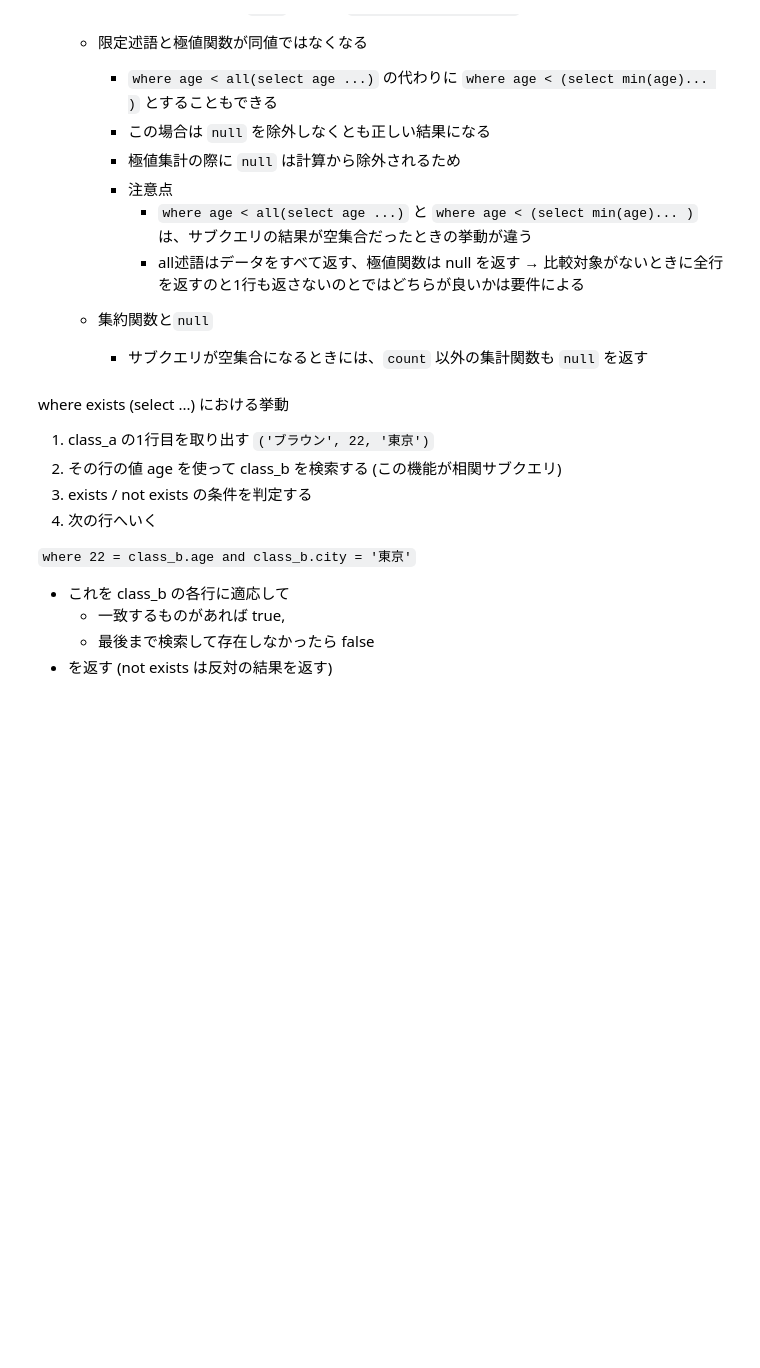
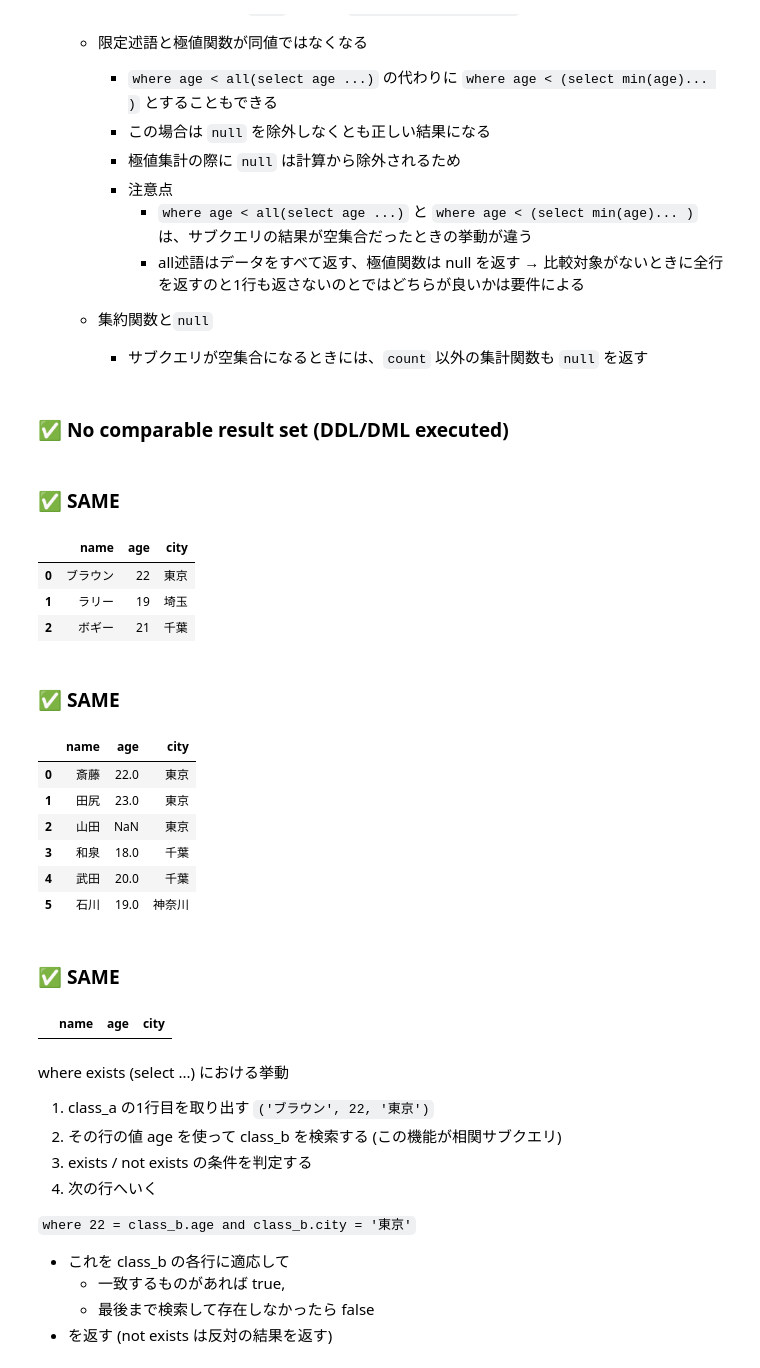
Before and after one commit to AtsushiEGW/sql_training, a Jupyter notebook: learning/tatsujin_sql.ipynb, the cells around one changed output. Saved outputs shown, nothing was run; the diff lists cells and outputs as text; code cells hidden in the pictures; blank space fills up the shorter version.

```diff
--- a/learning/tatsujin_sql.ipynb
+++ b/learning/tatsujin_sql.ipynb
@@ -448,34 +498,51 @@ from (
     - 集約関数と`null`
         - サブクエリが空集合になるときには、`count` 以外の集計関数も `null` を返す
 # %%
-%%sql
-
+runner.check("""--sql
 drop table if exists class_a;
 create table class_a (
     name varchar(100),
     age integer,
     city varchar(100)
 );
 insert into class_a (name, age, city) values
 ('ブラウン', 22, '東京'),
 ('ラリー', 19, '埼玉'),
 ('ボギー', 21, '千葉');
 
 drop table if exists class_b;
 create table class_b (
     name varchar(100),
     age integer,
     city varchar(100)
 );
 insert into class_b (name, age, city) values
 ('斎藤', 22, '東京'),
 ('田尻', 23, '東京'),
 ('山田', null, '東京'),
 ('和泉', 18, '千葉'),
 ('武田', 20, '千葉'),
 ('石川', 19, '神奈川');
+""")
+runner.check("select * from class_a")
+runner.check("select * from class_b")
+# %% [output]
+### ✅ No comparable result set (DDL/DML executed)
+### ✅ SAME
+|  | name | age | city |
+| 0 | ブラウン | 22 | 東京 |
+| 1 | ラリー | 19 | 埼玉 |
+| 2 | ボギー | 21 | 千葉 |
+### ✅ SAME
+|  | name | age | city |
+| 0 | 斎藤 | 22.0 | 東京 |
+| 1 | 田尻 | 23.0 | 東京 |
+| 2 | 山田 | NaN | 東京 |
+| 3 | 和泉 | 18.0 | 千葉 |
+| 4 | 武田 | 20.0 | 千葉 |
+| 5 | 石川 | 19.0 | 神奈川 |
 # %%
-%%sql
+runner.check("""--sql
 -- class_b の東京在住の生徒と年齢が一致しない class_a の生徒を抽出
 -- 以下は一人も抽出されない
 -- サブクエリが (22, 23, null) になり、結果的に where (age!=22) and (age!=23) and (age!=null) を評価することになり、
@@ -485,6 +552,11 @@ where age not in (
     select age from class_b
     where city = '東京'
 );
+
+""")
+# %% [output]
+### ✅ SAME
+|  | name | age | city |
 # %%
 %%sql
 
```
Also changed, not shown: parts of 16 cells of this notebook, 3 other files.
